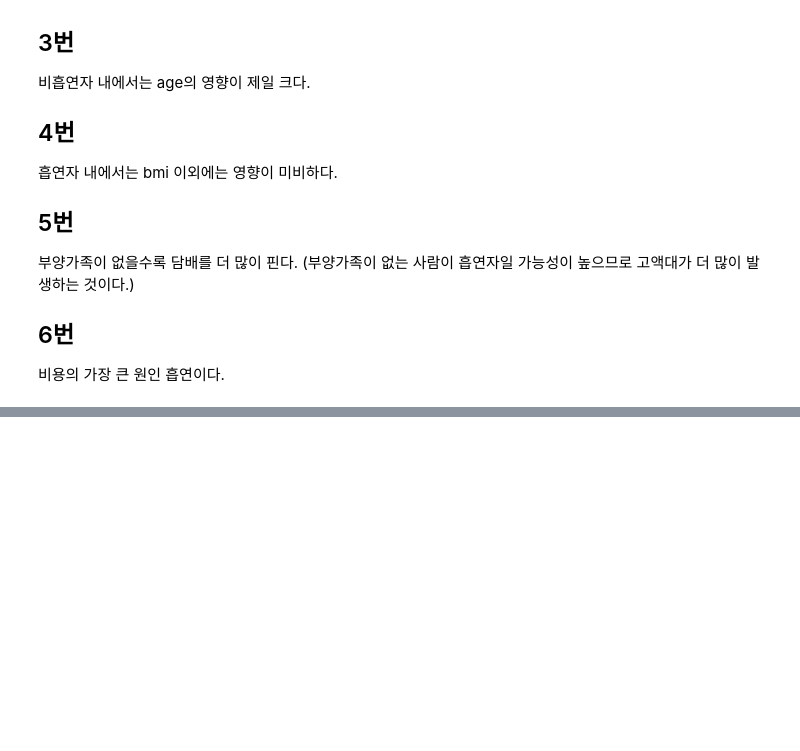
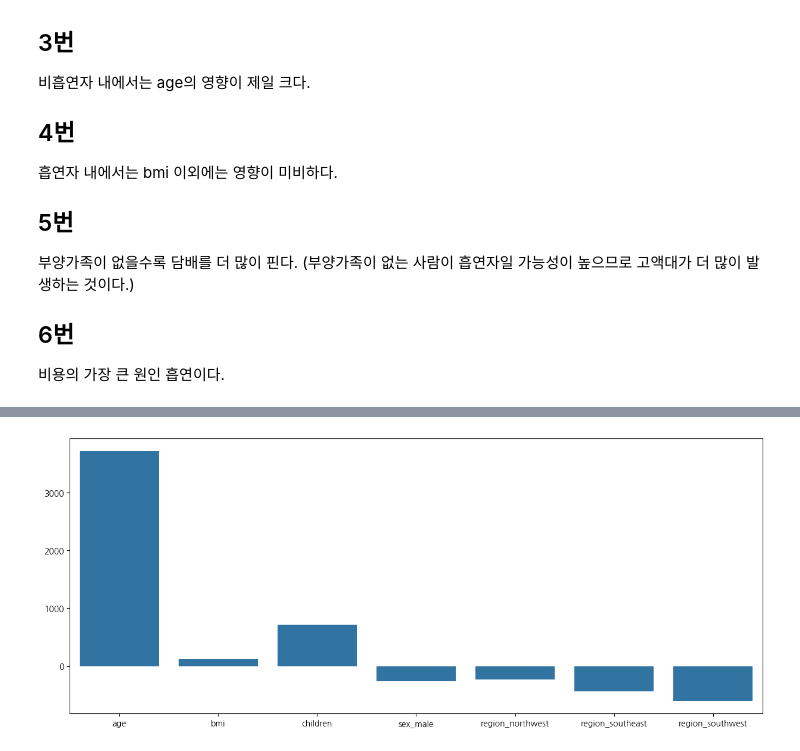
Before and after one commit to S-HNJN/Aiffel, a Jupyter notebook: insurance/insurance.ipynb, the cells around one changed output, grey strips where cells are left out. Cells and saved outputs as stored; diff of their text form; code cells hidden in the pictures; blank space fills up the shorter version.

Commit message:
insurance second commit

```diff
--- a/insurance/insurance.ipynb
+++ b/insurance/insurance.ipynb
@@ -248,0 +253,11 @@ bmi를 계층으로 금액 나뉜다.
+# %%
+df_nonsmoker=df_insurance[df_insurance['smoker'] =='no'].drop(columns=['smoker'])
+one_hot_encoded = pd.get_dummies(df_nonsmoker, columns=['sex', 'region'], drop_first=True, dtype=int)
+ss=StandardScaler()
+X_scaled = pd.DataFrame(
+    ss.fit_transform(one_hot_encoded.drop(['charges'], axis=1)),
+    columns=one_hot_encoded.drop(['charges'], axis=1).columns,
+    index=one_hot_encoded.index)
+scaled_merged=pd.concat([X_scaled, one_hot_encoded['charges']], axis=1)
+model = smf.ols('charges ~ age + bmi + children + sex_male + region_northwest + region_southeast + region_southwest', data=scaled_merged).fit()
+model.summary()
@@ -248,0 +290,7 @@ bmi를 계층으로 금액 나뉜다.
+# %%
+coef=model.params.drop('Intercept')
+plt.figure(figsize=(15,6))
+sns.barplot(coef)
+plt.show()
+# %% [output]
+[figure, added]
```
Also changed, not shown: parts of 5 cells of this notebook.
